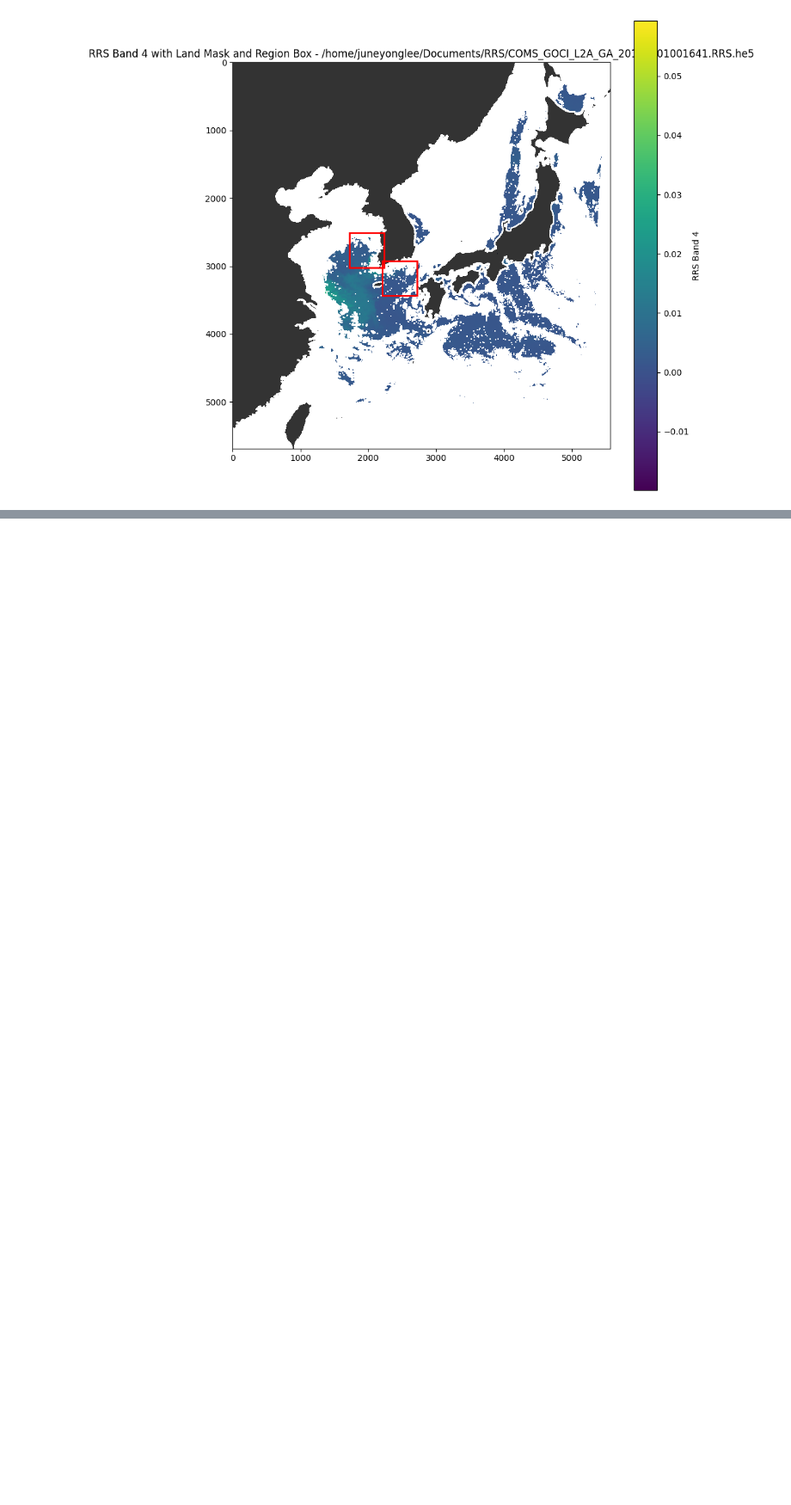
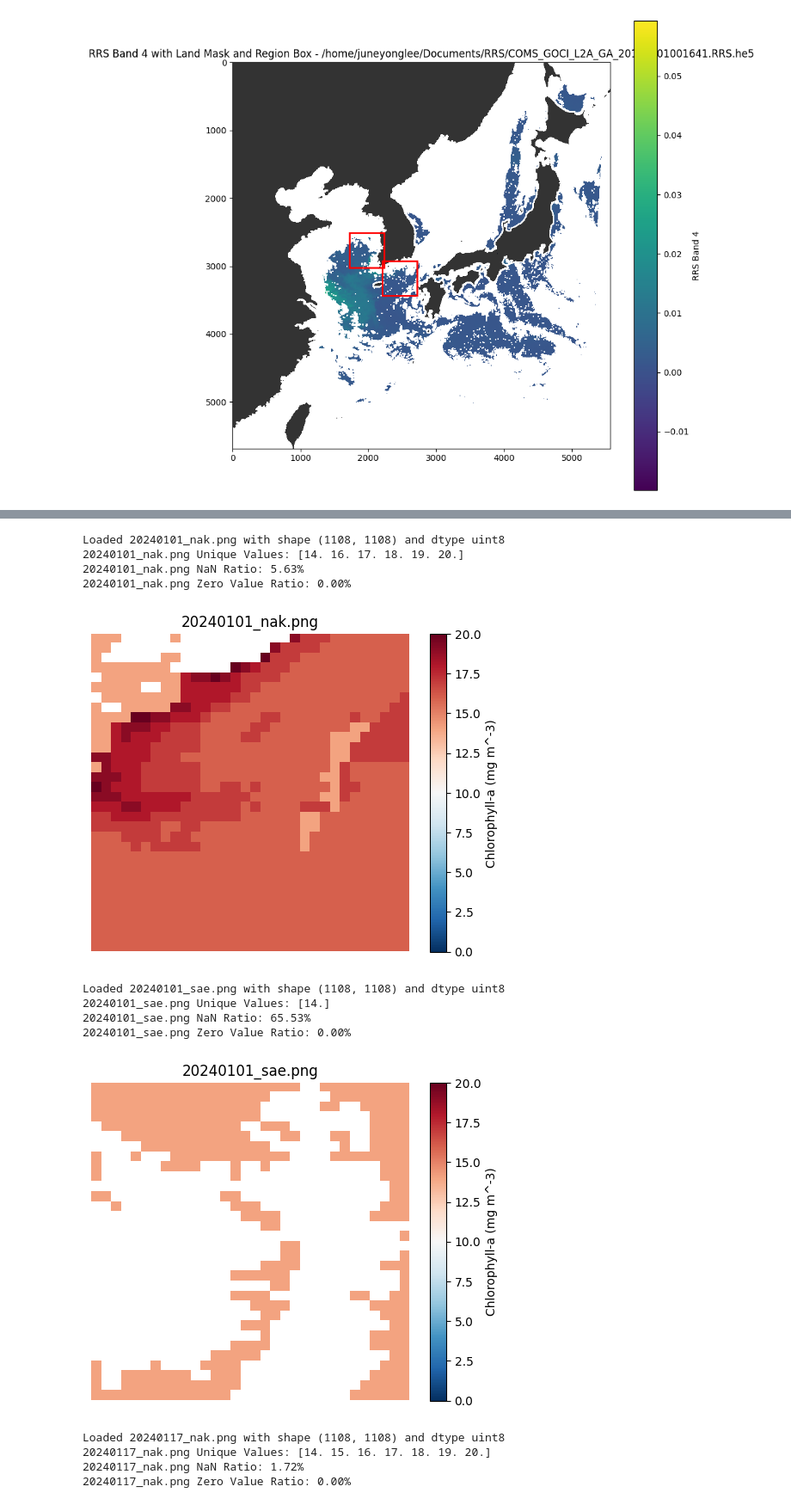
Before and after one commit to yousirong/marine_satellite_image_restoration, a Jupyter notebook: Notebook/2. visualize chl-a.ipynb, the cells around one changed output, grey strips where cells are left out. Shown at 86% size. Saved outputs shown, nothing was run; the diff lists cells and outputs as text; code cells hidden in the pictures; blank space fills up the shorter version.

```diff
--- a/Notebook/2. visualize chl-a.ipynb
+++ b/Notebook/2. visualize chl-a.ipynb
@@ -297,0 +262,80 @@ RRS_band_2_nak_2016-03-21_r2208_c2929.tiff 유니크 값: [0.         0.00088675
+# %%
+import os
+import numpy as np
+import matplotlib.pyplot as plt
+from PIL import Image  # For reading PNG files
+
+# Set the root directory where preprocessed images are stored
+root_directory = "/media/juneyonglee/My Book/Preprocessed/MODIS_32patch_noresize/2024/01/"
+
+# Custom colormap for ocean data
+def create_custom_cmap():
+    viridis = plt.colormaps['viridis']
+    return viridis
+
+# Set custom colormap
+custom_cmap = create_custom_cmap()
+
+# Process all PNG files in the directory
+for dirpath, dirnames, filenames in os.walk(root_directory):
+    for filename in filenames:
+        # Skip files containing '_bar' in their name
+        if filename.endswith(".png") and '_bar' not in filename:
+            file_path = os.path.join(dirpath, filename)
+
+            # Load image using PIL (for .png files)
+            img = np.array(Image.open(file_path).convert('L'))  # Convert to grayscale
+
+            if img is None:
+                print(f"{filename} could not be loaded.")
+                continue
+
+            print(f"Loaded {filename} with shape {img.shape} and dtype {img.dtype}")
+
+            # Convert MODIS fill values (-999 or similar) and values above 20 to NaN
+            img = np.where((img == -999) | (img > 20), np.nan, img)
+
+            # Calculate NaN ratio
+            total_pixels = img.size
+            nan_count = np.count_nonzero(np.isnan(img))
+            nan_ratio = (nan_count / total_pixels) * 100
+
+            # Calculate zero ratio
+            zero_count = np.count_nonzero(img == 0)
+            zero_ratio = (zero_count / total_pixels) * 100
+
+            # Calculate unique values (excluding NaNs)
+            unique_values = np.unique(img[~np.isnan(img)])
+
+            # Display only a sample of unique values if there are too many
+            if len(unique_values) > 10:
+                unique_values_sample = unique_values[:10]
+                print(f"{filename} Unique Values (Sample): {unique_values_sample} ... [{len(unique_values)} total unique values]")
+            else:
+                print(f"{filename} Unique Values: {unique_values}")
+
+            # Print statistics
+            print(f"{filename} NaN Ratio: {nan_ratio:.2f}%")
+            print(f"{filename} Zero Value Ratio: {zero_ratio:.2f}%")
+
+            # Display the image
+            plt.imshow(img,cmap='RdBu_r', interpolation='none', vmin=0, vmax=20)
+            plt.axis('off')
+            plt.colorbar(label='Chlorophyll-a (mg m^-3)')
+            plt.title(f"{filename}")
+            plt.show()
+# %% [output]
+Loaded 20240101_nak.png with shape (1108, 1108) and dtype uint8
+20240101_nak.png Unique Values: [14. 16. 17. 18. 19. 20.]
+20240101_nak.png NaN Ratio: 5.63%
+20240101_nak.png Zero Value Ratio: 0.00%
+[figure, added]
+Loaded 20240101_sae.png with shape (1108, 1108) and dtype uint8
+20240101_sae.png Unique Values: [14.]
+20240101_sae.png NaN Ratio: 65.53%
+20240101_sae.png Zero Value Ratio: 0.00%
+[figure, added]
+Loaded 20240117_nak.png with shape (1108, 1108) and dtype uint8
+20240117_nak.png Unique Values: [14. 15. 16. 17. 18. 19. 20.]
+20240117_nak.png NaN Ratio: 1.72%
+20240117_nak.png Zero Value Ratio: 0.00%
```
Also changed, not shown: parts of 5 cells of this notebook, 12 other files.
